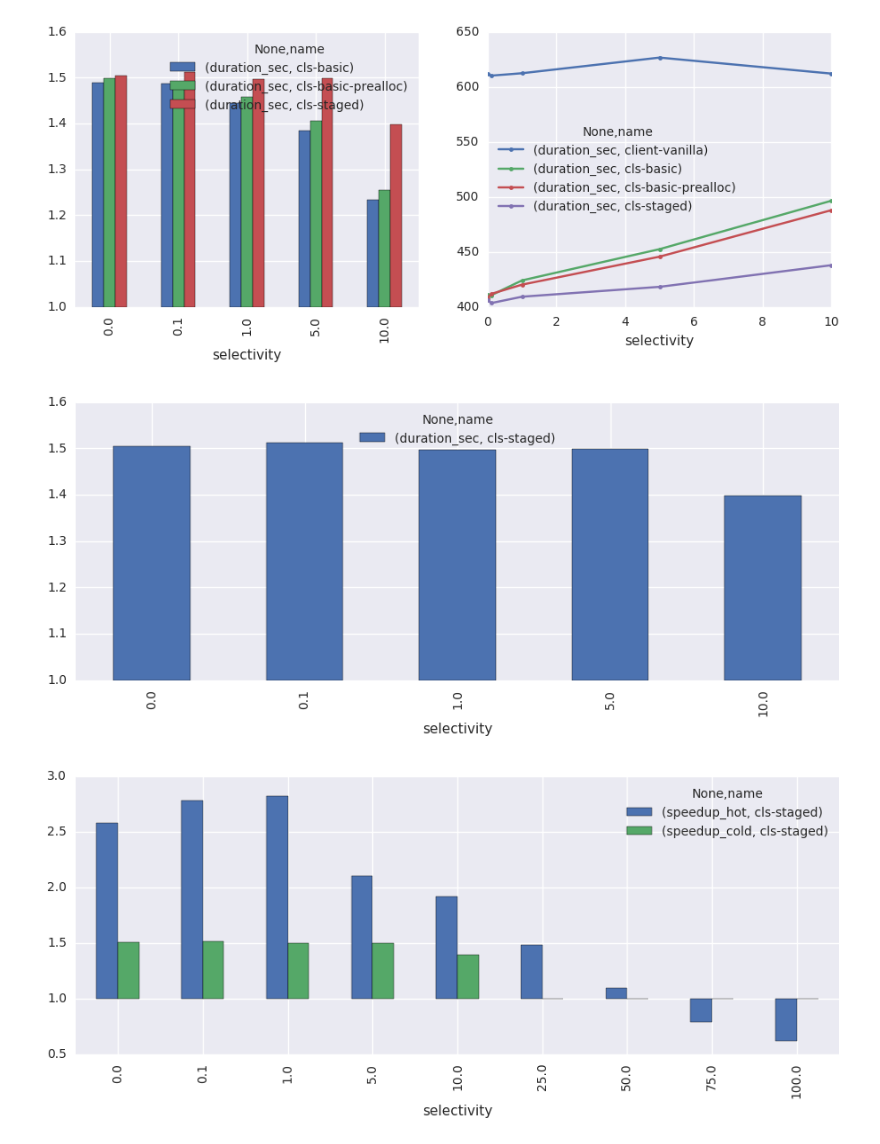
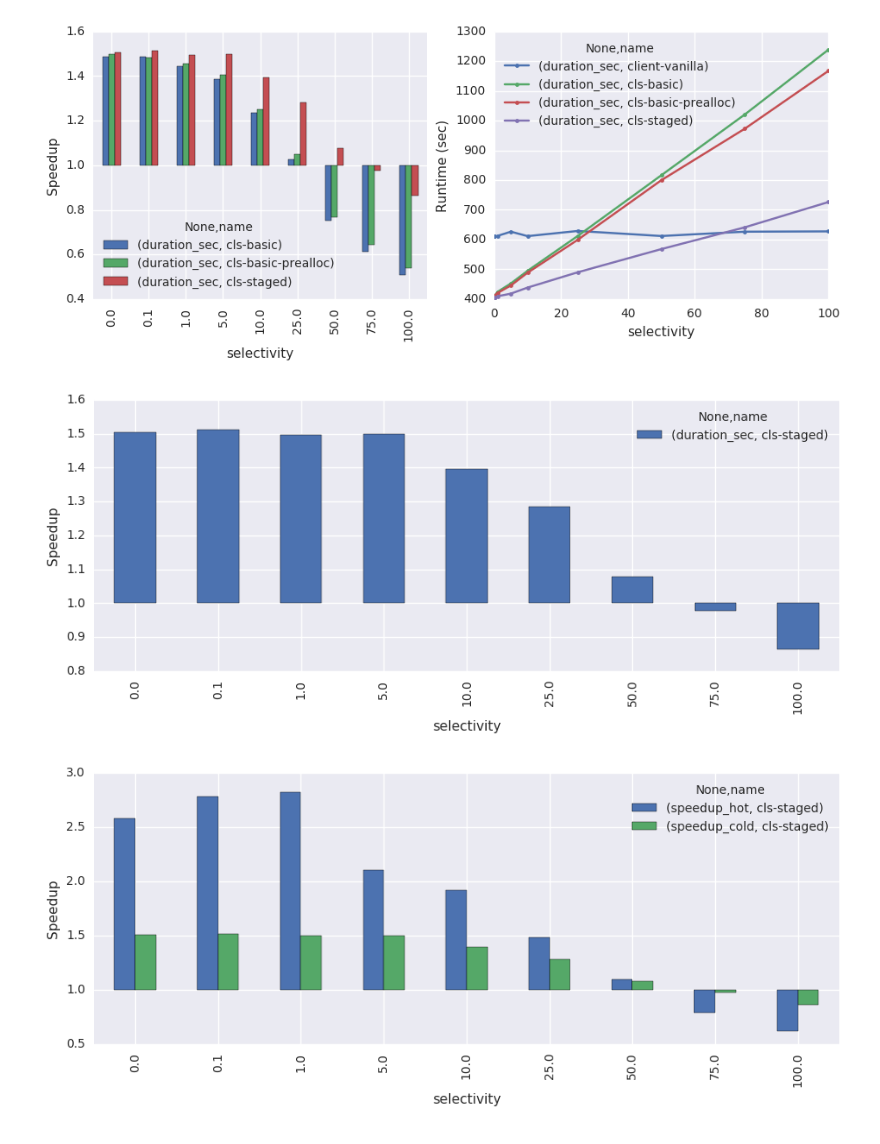
Before and after one commit to uccross/skyhookdm-ceph, a Jupyter notebook: src/progly/filtering.ipynb, the cells around one changed output. Cells and saved outputs as stored; diff of their text form; code cells hidden in the pictures.

```diff
--- a/src/progly/filtering.ipynb
+++ b/src/progly/filtering.ipynb
@@ -15,7 +15,7 @@ from pylab import rcParams
 rcParams['figure.figsize'] = 11, 4
 # %%
 # read dataset and perform data conversion
-df = pd.read_csv('15000x8.2.log', usecols=["hotcache", "instance", "name", "selectivity", "duration_ns"])
+df = pd.read_csv('15000x8.final.csv', usecols=["hotcache", "instance", "name", "selectivity", "duration_ns"])
 df["duration_sec"] = df["duration_ns"] / 1000000000
 del df["duration_ns"]
 df = df.groupby(["hotcache", "name", "selectivity"]).agg({'duration_sec': np.mean})
@@ -48,6 +58,8 @@ plot_baselines(df.loc[False])
 #   3. cls-staged stages matching rows in a stack-allocated array and appends to bufferlist
 def plot_cls_filtering(df):
     fig, ax = plt.subplots(1, 2)
+    ax[0].set_ylabel("Speedup")
+    ax[1].set_ylabel("Runtime (sec)")
     baseline = df.loc["client-vanilla"]
     speedup = 1.0 / df.div(baseline, level="selectivity") - 1.0
     speedup.loc[["cls-basic", "cls-basic-prealloc", "cls-staged"]].unstack(level=0).plot.bar(ax=ax[0])
@@ -56,6 +68,7 @@ def plot_cls_filtering(df):
     fig, ax = plt.subplots(1)
     speedup.loc[["cls-staged"]].unstack(level=0).plot.bar(ax=ax)
     ax.yaxis.set_major_formatter(mtick.FuncFormatter(lambda x,_: x + 1.0))
+    ax.set_ylabel("Speedup")
 
 def plot_cls_filtering_hc(hot, cold):
     fig, ax = plt.subplots(1)
@@ -69,6 +82,7 @@ def plot_cls_filtering_hc(hot, cold):
     speedup = pd.concat([speedup_hot, speedup_cold], axis=1)
     speedup.loc[["cls-staged"]].unstack(level=0).plot.bar(ax=ax)
 
+    ax.set_ylabel("Speedup")
     ax.yaxis.set_major_formatter(mtick.FuncFormatter(lambda x,_: x + 1.0))
 
 plot_cls_filtering(df.loc[True])
@@ -80,6 +94,6 @@ plot_cls_filtering_hc(df.loc[True], df.loc[False])
-[figure, old version]
+[figure, new version]
-[figure, old version]
+[figure, new version]
-[figure, old version]
+[figure, new version]
 # %%
 def plot_cls_filtering_with_indexing(df):
     fig, ax = plt.subplots(1, 2)
```
Also changed, not shown: parts of 5 cells of this notebook, 1 other file.
